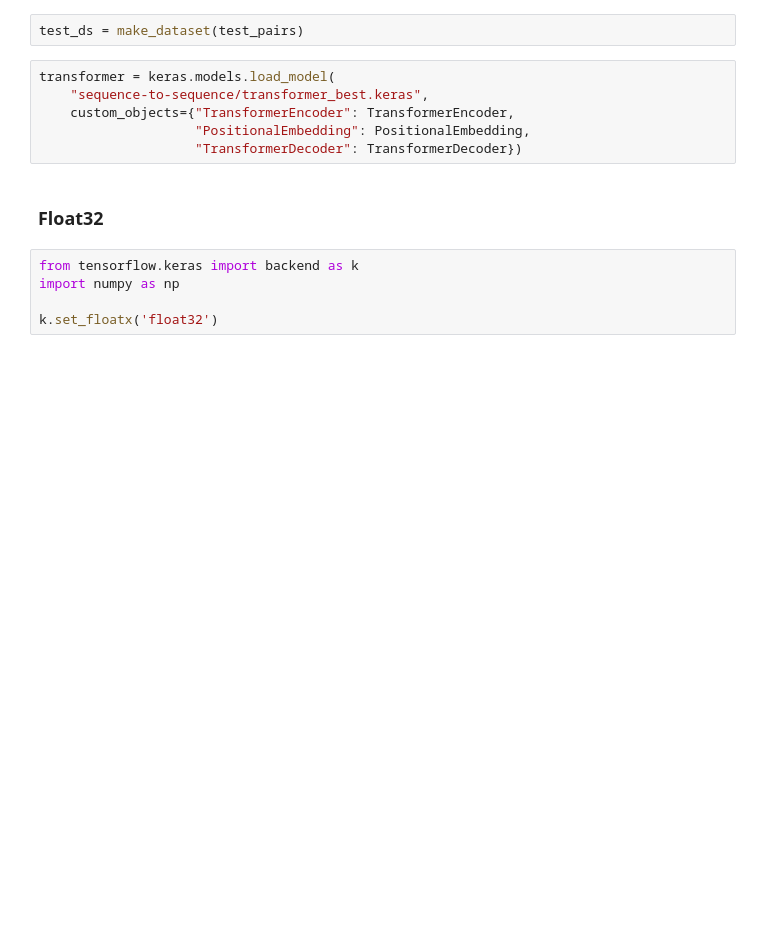
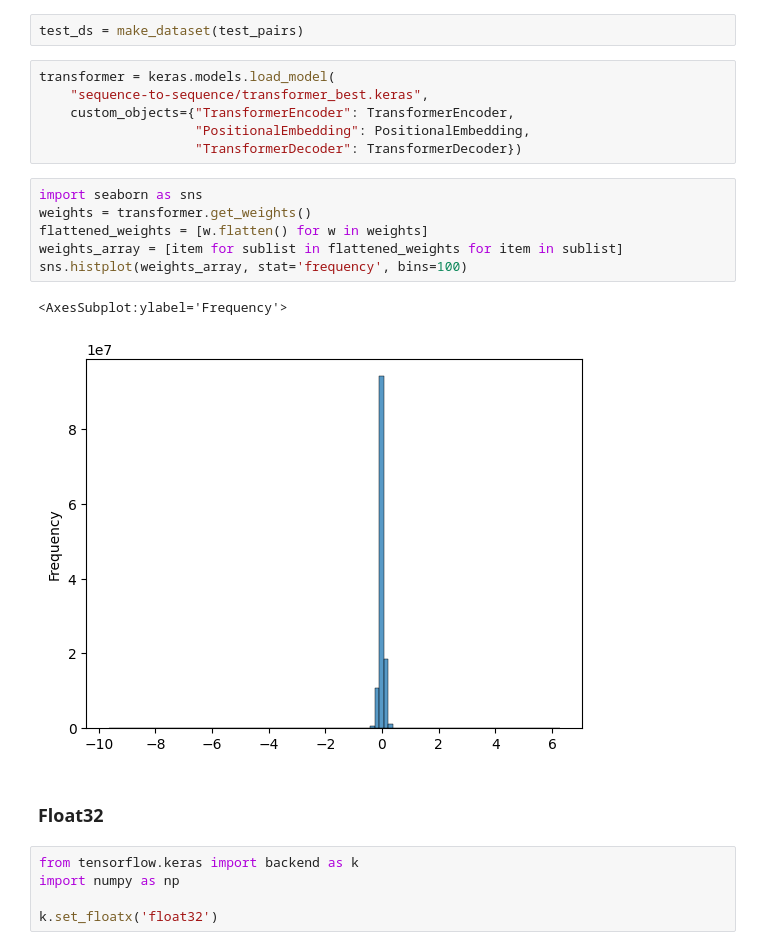
Before and after one commit to jacopocecch/posit-transformer, a Jupyter notebook: sequence-to-sequence.ipynb, the cells around one changed output. Saved outputs shown, nothing was run; the diff lists cells and outputs as text; blank space fills up the shorter version.

Commit message:
add seqtoseq histogram

```diff
--- a/sequence-to-sequence.ipynb
+++ b/sequence-to-sequence.ipynb
@@ -321,6 +321,15 @@ transformer = keras.models.load_model(
     custom_objects={"TransformerEncoder": TransformerEncoder,
                     "PositionalEmbedding": PositionalEmbedding,
                     "TransformerDecoder": TransformerDecoder})
+# %%
+import seaborn as sns
+weights = transformer.get_weights()
+flattened_weights = [w.flatten() for w in weights]
+weights_array = [item for sublist in flattened_weights for item in sublist]
+sns.histplot(weights_array, stat='frequency', bins=100)
+# %% [output]
+<AxesSubplot:ylabel='Frequency'>
+[figure, added]
 # %% [markdown]
 ### Float32
 # %%
```
